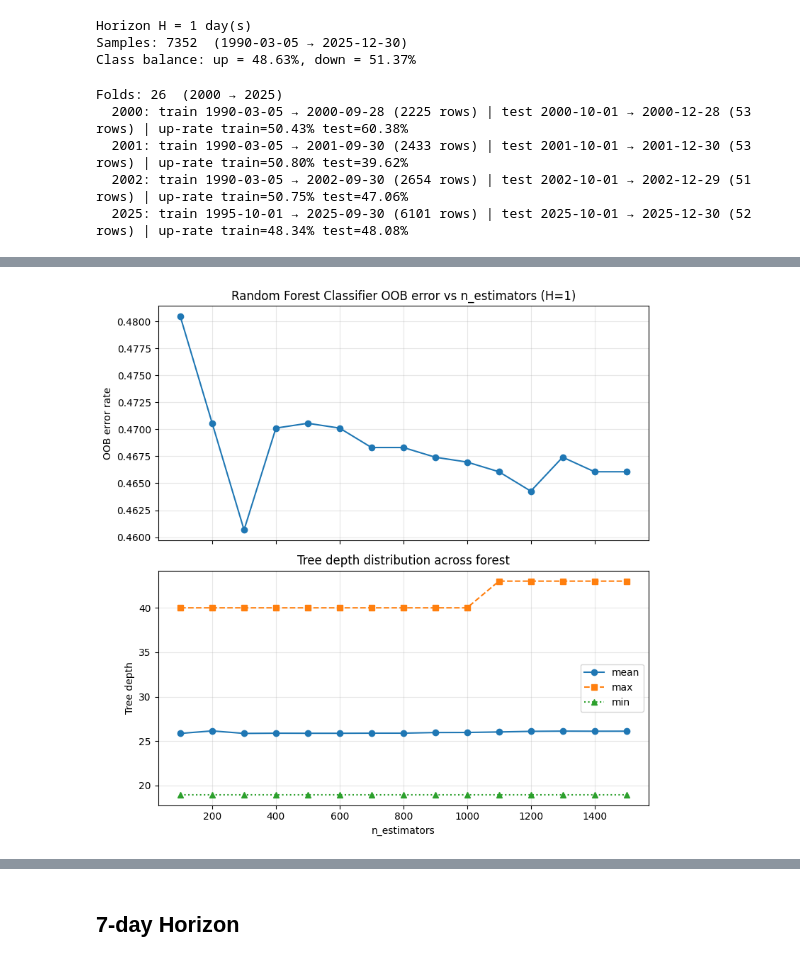
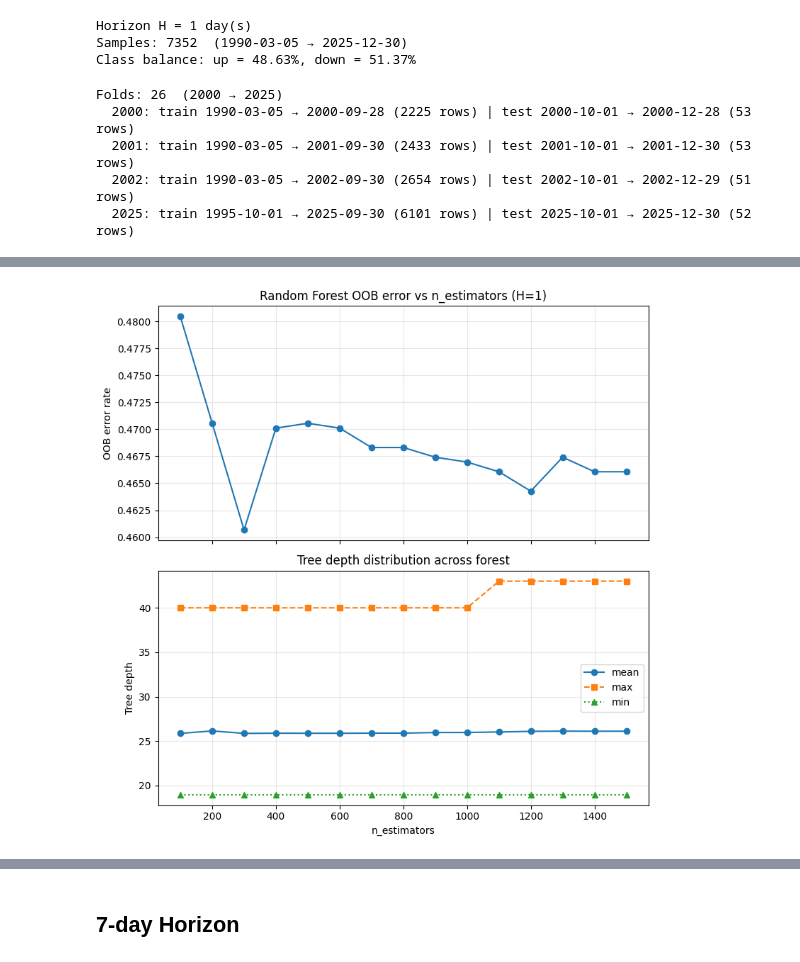
Before and after one commit to 2tmb2/CorporateBondSpreadPrediction, a Jupyter notebook: models/with-recessions/randomforest-classifier-with-recessions.ipynb, the cells around one changed output, grey strips where cells are left out. Saved outputs shown, nothing was run; the diff lists cells and outputs as text; code cells hidden in the pictures.

Commit message:
Updated RF classifier

```diff
--- a/models/with-recessions/randomforest-classifier-with-recessions.ipynb
+++ b/models/with-recessions/randomforest-classifier-with-recessions.ipynb
@@ -31,28 +23,25 @@ df.head(3)
 H = 1
 
 # Supervised setup: features at time t predict the *direction* of BAA10Y at t+H
-# relative to t. y = 1 if the spread increases over the next H days, else 0.
+# relative to t. Target = np.sign(BAA10Y(t+H) - BAA10Y(t)) ∈ {-1, +1} —
+# the same "actual_direction" the regressor evaluates against.
+y_future = df['BAA10Y'].shift(-H)
 y_now    = df['BAA10Y']
-y_future = df['BAA10Y'].shift(-H)
 delta    = y_future - y_now
-
-y_label = (delta > 0).astype(int)
-
 X_full   = df.drop(columns=['BAA10Y'])
 X_full['BAA10Y_current'] = df['BAA10Y']  # current spread as explicit feature
 
-# Drop rows where the target is undefined, the move is flat (delta == 0),
-# or any feature is NaN. The trend features (rolling windows) introduce
-# NaN at the series start; flat moves are excluded so the task is strictly
-# directional (up vs down).
-mask = delta.notna() & (delta != 0) & X_full.notna().all(axis=1)
-X   = X_full.loc[mask]
-y   = y_label.loc[mask]
-y_t = y_now.loc[mask]  # current spread (kept for plotting context)
+# Drop rows where target, current spread, or any feature is NaN, and drop
+# flat moves (delta == 0) so direction is always strictly +/-1.
+# The trend features (rolling windows) introduce NaN at the series start.
+mask = delta.notna() & (delta != 0) & y_now.notna() & X_full.notna().all(axis=1)
+X = X_full.loc[mask]
+y = np.sign(delta.loc[mask]).astype(int)   # {-1, +1} direction label
+y_t = y_now.loc[mask]  # current spread, kept for the naive last-value baseline
 
 print(f"Horizon H = {H} day(s)")
 print(f"Samples: {len(y)}  ({y.index.min().date()} → {y.index.max().date()})")
-print(f"Class balance: up = {y.mean():.2%}, down = {1 - y.mean():.2%}")
+print(f"Class balance: up = {(y == 1).mean():.2%}, down = {(y == -1).mean():.2%}")
 # %% [output]
 Horizon H = 1 day(s)
 Samples: 7352  (1990-03-05 → 2025-12-30)
@@ -88,14 +77,13 @@ for f in folds[:3] + [folds[-1]]:
     print(f"  {f['year']}: train {f['X_train'].index.min().date()} → "
           f"{f['X_train'].index.max().date()} ({len(f['X_train'])} rows) | "
           f"test {f['X_test'].index.min().date()} → "
-          f"{f['X_test'].index.max().date()} ({len(f['X_test'])} rows) "
-          f"| up-rate train={f['y_train'].mean():.2%} test={f['y_test'].mean():.2%}")
+          f"{f['X_test'].index.max().date()} ({len(f['X_test'])} rows)")
 # %% [output]
 Folds: 26  (2000 → 2025)
-  2000: train 1990-03-05 → 2000-09-28 (2225 rows) | test 2000-10-01 → 2000-12-28 (53 rows) | up-rate train=50.43% test=60.38%
-  2001: train 1990-03-05 → 2001-09-30 (2433 rows) | test 2001-10-01 → 2001-12-30 (53 rows) | up-rate train=50.80% test=39.62%
-  2002: train 1990-03-05 → 2002-09-30 (2654 rows) | test 2002-10-01 → 2002-12-29 (51 rows) | up-rate train=50.75% test=47.06%
-  2025: train 1995-10-01 → 2025-09-30 (6101 rows) | test 2025-10-01 → 2025-12-30 (52 rows) | up-rate train=48.34% test=48.08%
+  2000: train 1990-03-05 → 2000-09-28 (2225 rows) | test 2000-10-01 → 2000-12-28 (53 rows)
+  2001: train 1990-03-05 → 2001-09-30 (2433 rows) | test 2001-10-01 → 2001-12-30 (53 rows)
+  2002: train 1990-03-05 → 2002-09-30 (2654 rows) | test 2002-10-01 → 2002-12-29 (51 rows)
+  2025: train 1995-10-01 → 2025-09-30 (6101 rows) | test 2025-10-01 → 2025-12-30 (52 rows)
 # %%
 # Run OOB sweep on the first fold's training set to select n_estimators.
 # Subsequent folds reuse this choice, keeping the sweep cost fixed.
@@ -148,24 +136,24 @@ n_estimators=1500  OOB error=0.4661  depth mean= 26.1  min= 19  max= 43
 # %%
 fig, axes = plt.subplots(2, 1, figsize=(8, 8), sharex=True)
 
 axes[0].plot(n_grid, oob_error, marker='o')
 axes[0].set_ylabel('OOB error rate')
-axes[0].set_title(f'Random Forest Classifier OOB error vs n_estimators (H={H})')
+axes[0].set_title(f'Random Forest OOB error vs n_estimators (H={H})')
 axes[0].grid(True, alpha=0.3)
 
 axes[1].plot(n_grid, mean_depth, marker='o', label='mean')
 axes[1].plot(n_grid, max_depth,  marker='s', label='max', linestyle='--')
 axes[1].plot(n_grid, min_depth,  marker='^', label='min', linestyle=':')
 axes[1].set_xlabel('n_estimators')
 axes[1].set_ylabel('Tree depth')
 axes[1].set_title('Tree depth distribution across forest')
 axes[1].legend()
 axes[1].grid(True, alpha=0.3)
 
 plt.tight_layout()
 plt.show()
 # %% [output]
-[figure, old version]
+[figure, new version]
 # %%
 best_n = n_grid[np.argmin(oob_error)]
 print(f"Best n_estimators: {best_n}\n")
```
Also changed, not shown: parts of 28 cells of this notebook.
